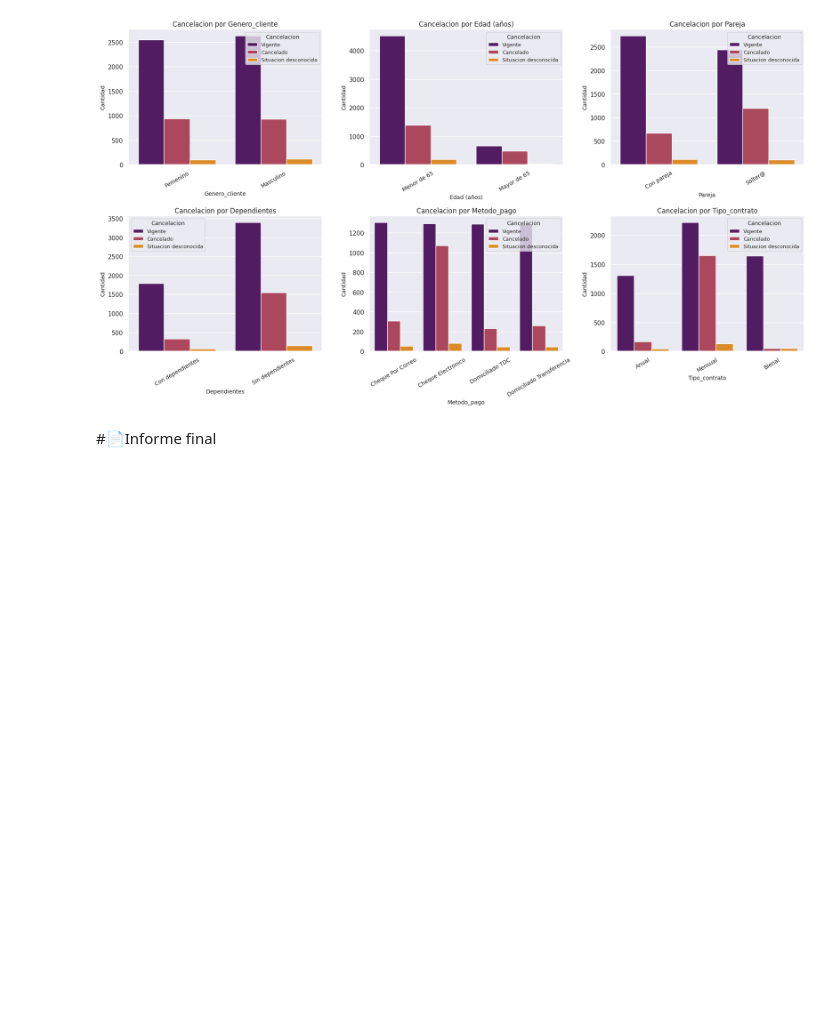
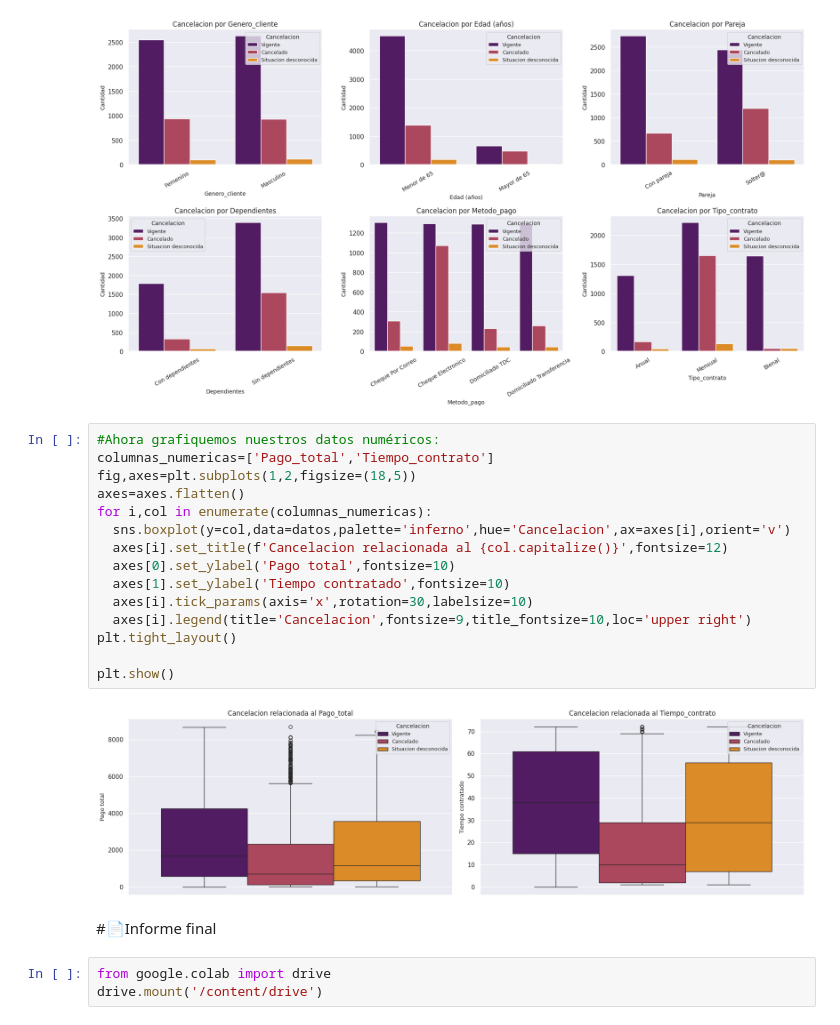
Before and after one commit to BARS182002/TelecomX_ChallengeAlura, a Jupyter notebook: TelecomX_BARS.ipynb, the cells around one changed output. Cells and saved outputs as stored; diff of their text form; blank space fills up the shorter version.

```diff
--- a/TelecomX_BARS.ipynb
+++ b/TelecomX_BARS.ipynb
@@ -463,5 +463,25 @@ plt.tight_layout()
 plt.show()
 # %% [output]
 [figure]
+# %%
+#Ahora grafiquemos nuestros datos numéricos:
+columnas_numericas=['Pago_total','Tiempo_contrato']
+fig,axes=plt.subplots(1,2,figsize=(18,5))
+axes=axes.flatten()
+for i,col in enumerate(columnas_numericas):
+  sns.boxplot(y=col,data=datos,palette='inferno',hue='Cancelacion',ax=axes[i],orient='v')
+  axes[i].set_title(f'Cancelacion relacionada al {col.capitalize()}',fontsize=12)
+  axes[0].set_ylabel('Pago total',fontsize=10)
+  axes[1].set_ylabel('Tiempo contratado',fontsize=10)
+  axes[i].tick_params(axis='x',rotation=30,labelsize=10)
+  axes[i].legend(title='Cancelacion',fontsize=9,title_fontsize=10,loc='upper right')
+plt.tight_layout()
+
+plt.show()
+# %% [output]
+[figure, added]
 # %% [markdown]
 #📄Informe final
+# %%
+from google.colab import drive
+drive.mount('/content/drive')
```
Also changed, not shown: parts of 4 cells of this notebook.
